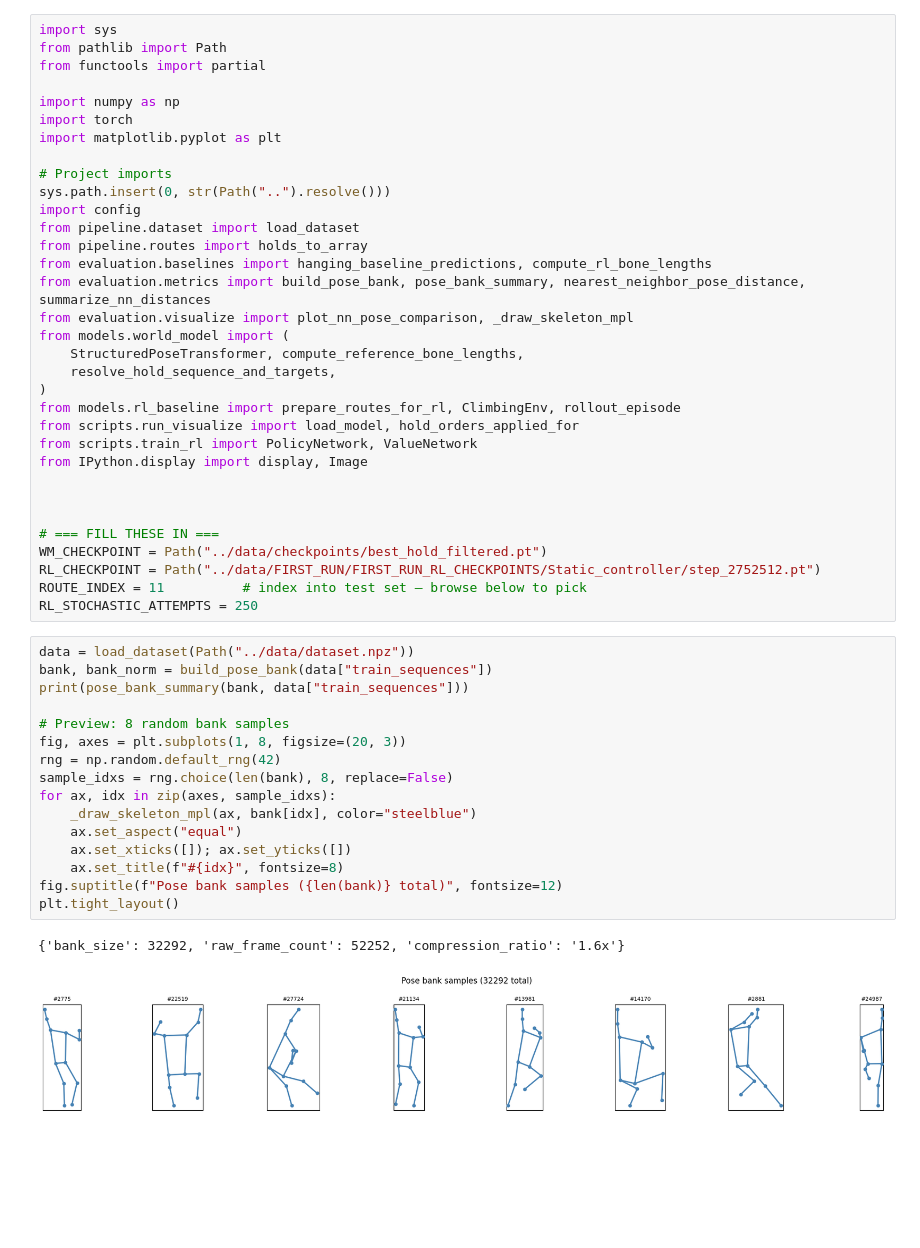
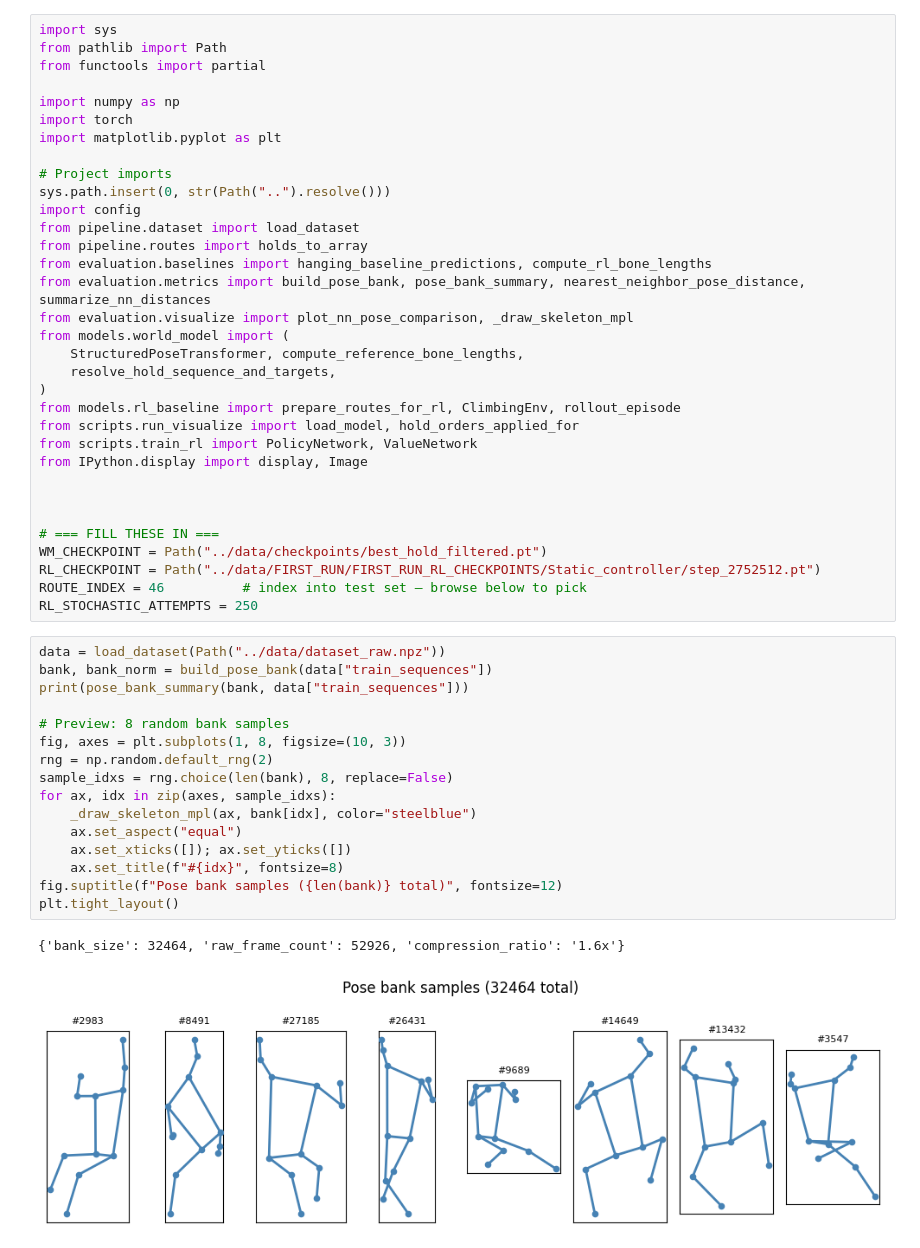
Before and after one commit to jqv2/kilter-world-model, a Jupyter notebook: notebooks/nn_pose_comparison.ipynb, the cells around one changed output. Cells and saved outputs as stored; diff of their text form; blank space fills up the shorter version.

Commit message:
visualizations for presentation

```diff
--- a/notebooks/nn_pose_comparison.ipynb
+++ b/notebooks/nn_pose_comparison.ipynb
@@ -29,25 +29,25 @@ from IPython.display import display, Image
 # === FILL THESE IN ===
 WM_CHECKPOINT = Path("../data/checkpoints/best_hold_filtered.pt")
 RL_CHECKPOINT = Path("../data/FIRST_RUN/FIRST_RUN_RL_CHECKPOINTS/Static_controller/step_2752512.pt")
-ROUTE_INDEX = 11          # index into test set — browse below to pick
+ROUTE_INDEX = 46          # index into test set — browse below to pick
 RL_STOCHASTIC_ATTEMPTS = 250
 # %%
-data = load_dataset(Path("../data/dataset.npz"))
+data = load_dataset(Path("../data/dataset_raw.npz"))
 bank, bank_norm = build_pose_bank(data["train_sequences"])
 print(pose_bank_summary(bank, data["train_sequences"]))
 
 # Preview: 8 random bank samples
-fig, axes = plt.subplots(1, 8, figsize=(20, 3))
-rng = np.random.default_rng(42)
+fig, axes = plt.subplots(1, 8, figsize=(10, 3))
+rng = np.random.default_rng(2)
 sample_idxs = rng.choice(len(bank), 8, replace=False)
 for ax, idx in zip(axes, sample_idxs):
     _draw_skeleton_mpl(ax, bank[idx], color="steelblue")
     ax.set_aspect("equal")
     ax.set_xticks([]); ax.set_yticks([])
     ax.set_title(f"#{idx}", fontsize=8)
 fig.suptitle(f"Pose bank samples ({len(bank)} total)", fontsize=12)
 plt.tight_layout()
 # %% [output]
-{'bank_size': 32292, 'raw_frame_count': 52252, 'compression_ratio': '1.6x'}
+{'bank_size': 32464, 'raw_frame_count': 52926, 'compression_ratio': '1.6x'}
-[figure, old version]
+[figure, new version]
 # %%
```
Also changed, not shown: parts of 5 cells of this notebook, 5 other files.
